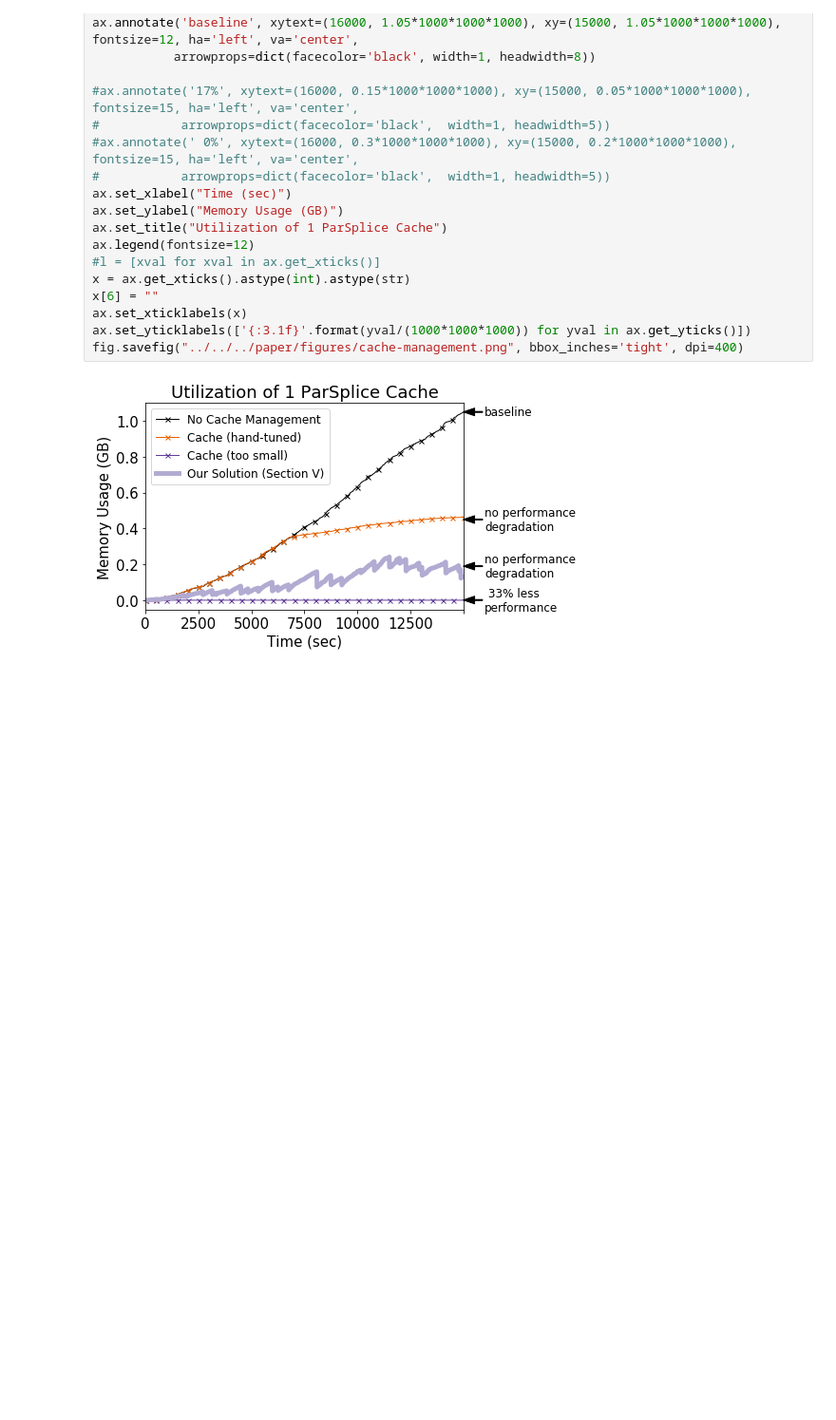
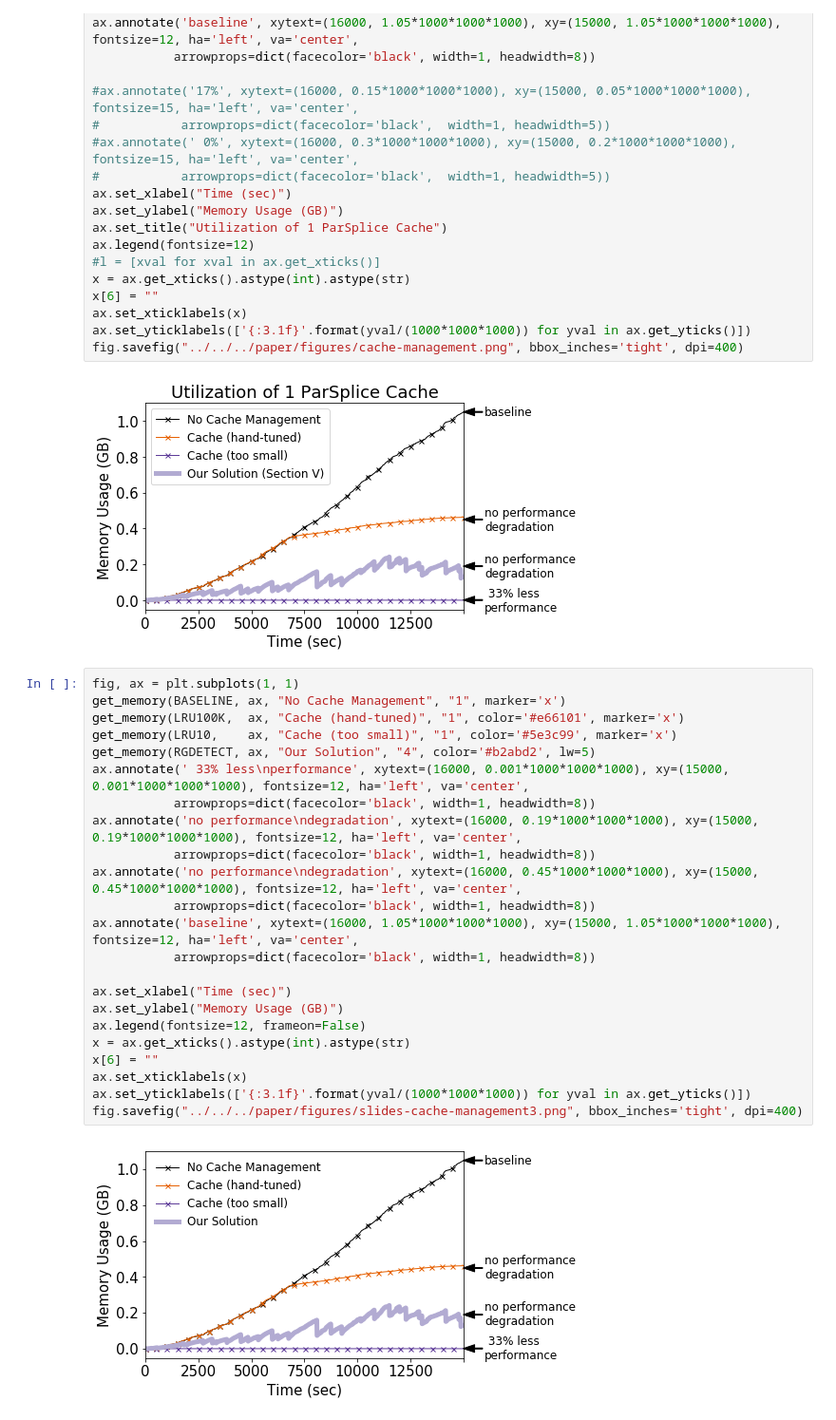
Before and after one commit to michaelsevilla/parsplice-ml-popper, a Jupyter notebook: experiments/regime-detection/viz/viz-memory-usage.ipynb, the cells around one changed output. Shown: that part at 95% size. Drawn from its saved outputs; the diff is of its cells as text; blank space fills up the shorter version.

Commit message:
slides: images for presentation
Signed-off-by: Michael Sevilla <mikesevilla3@gmail.com>

```diff
--- a/experiments/regime-detection/viz/viz-memory-usage.ipynb
+++ b/experiments/regime-detection/viz/viz-memory-usage.ipynb
@@ -73,3 +73,28 @@ ax.set_yticklabels(['{:3.1f}'.format(yval/(1000*1000*1000)) for yval in ax.get_y
 fig.savefig("../../../paper/figures/cache-management.png", bbox_inches='tight', dpi=400)
 # %% [output]
 [figure]
+# %%
+fig, ax = plt.subplots(1, 1)
+get_memory(BASELINE, ax, "No Cache Management", "1", marker='x')
+get_memory(LRU100K,  ax, "Cache (hand-tuned)", "1", color='#e66101', marker='x')
+get_memory(LRU10,    ax, "Cache (too small)", "1", color='#5e3c99', marker='x')
+get_memory(RGDETECT, ax, "Our Solution", "4", color='#b2abd2', lw=5)
+ax.annotate(' 33% less\nperformance', xytext=(16000, 0.001*1000*1000*1000), xy=(15000, 0.001*1000*1000*1000), fontsize=12, ha='left', va='center',
+           arrowprops=dict(facecolor='black', width=1, headwidth=8))
+ax.annotate('no performance\ndegradation', xytext=(16000, 0.19*1000*1000*1000), xy=(15000, 0.19*1000*1000*1000), fontsize=12, ha='left', va='center',
+           arrowprops=dict(facecolor='black', width=1, headwidth=8))
+ax.annotate('no performance\ndegradation', xytext=(16000, 0.45*1000*1000*1000), xy=(15000, 0.45*1000*1000*1000), fontsize=12, ha='left', va='center',
+           arrowprops=dict(facecolor='black', width=1, headwidth=8))
+ax.annotate('baseline', xytext=(16000, 1.05*1000*1000*1000), xy=(15000, 1.05*1000*1000*1000), fontsize=12, ha='left', va='center',
+           arrowprops=dict(facecolor='black', width=1, headwidth=8))
+
+ax.set_xlabel("Time (sec)")
+ax.set_ylabel("Memory Usage (GB)")
+ax.legend(fontsize=12, frameon=False)
+x = ax.get_xticks().astype(int).astype(str)
+x[6] = ""
+ax.set_xticklabels(x)
+ax.set_yticklabels(['{:3.1f}'.format(yval/(1000*1000*1000)) for yval in ax.get_yticks()])
+fig.savefig("../../../paper/figures/slides-cache-management3.png", bbox_inches='tight', dpi=400)
+# %% [output]
+[figure, added]
```
Also changed, not shown: parts of 3 cells of this notebook, 7 other files.
